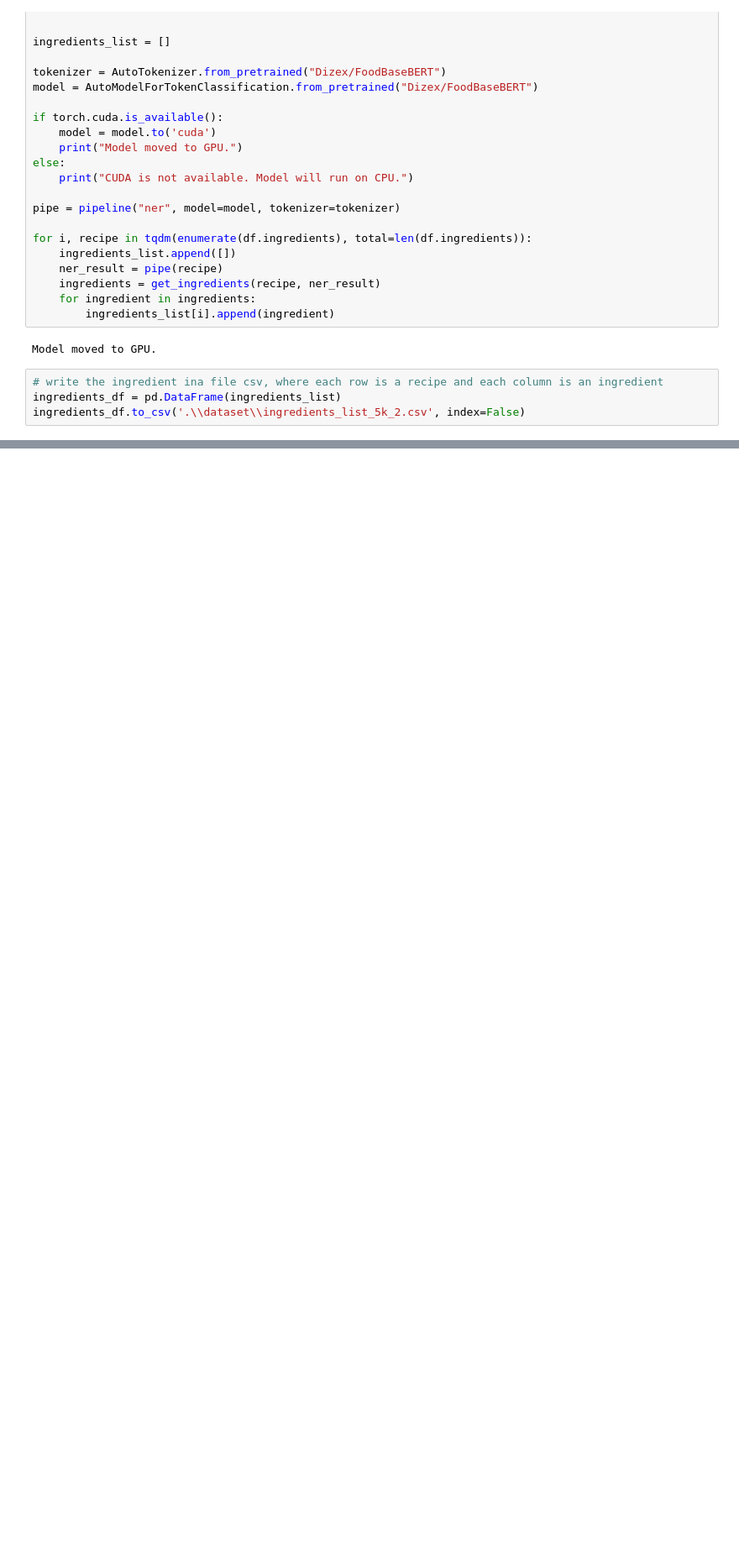
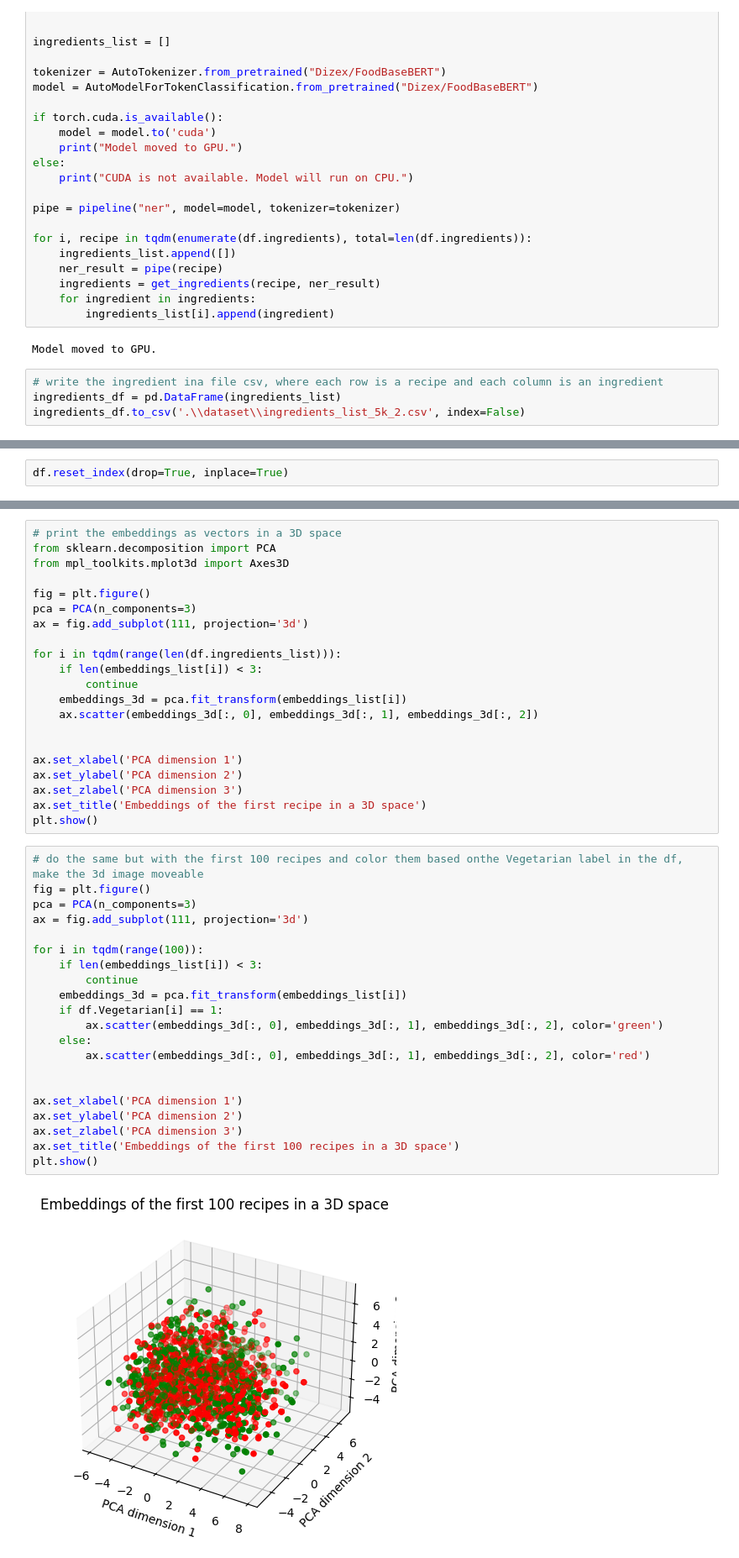
Before and after one commit to lavo2/HLT-Project, a Jupyter notebook: lavo.ipynb, the cells around one changed output, grey strips where cells are left out. Shown at 84% size. Drawn from its saved outputs; the diff is of its cells as text; blank space fills up the shorter version.

Commit message:
tryend some embedding with the 5k recipes

```diff
--- a/lavo.ipynb
+++ b/lavo.ipynb
@@ -154,0 +194,2 @@ ingredients_df.to_csv('.\\dataset\\ingredients_list_5k_2.csv', index=False)
+# %%
+df.reset_index(drop=True, inplace=True)
@@ -154,0 +223,44 @@ ingredients_df.to_csv('.\\dataset\\ingredients_list_5k_2.csv', index=False)
+# %%
+# print the embeddings as vectors in a 3D space
+from sklearn.decomposition import PCA
+from mpl_toolkits.mplot3d import Axes3D
+
+fig = plt.figure()
+pca = PCA(n_components=3)
+ax = fig.add_subplot(111, projection='3d')
+
+for i in tqdm(range(len(df.ingredients_list))):
+    if len(embeddings_list[i]) < 3:
+        continue
+    embeddings_3d = pca.fit_transform(embeddings_list[i])
+    ax.scatter(embeddings_3d[:, 0], embeddings_3d[:, 1], embeddings_3d[:, 2])
+
+
+ax.set_xlabel('PCA dimension 1')
+ax.set_ylabel('PCA dimension 2')
+ax.set_zlabel('PCA dimension 3')
+ax.set_title('Embeddings of the first recipe in a 3D space')
+plt.show()
+# %%
+# do the same but with the first 100 recipes and color them based onthe Vegetarian label in the df, make the 3d image moveable
+fig = plt.figure()
+pca = PCA(n_components=3)
+ax = fig.add_subplot(111, projection='3d')
+
+for i in tqdm(range(100)):
+    if len(embeddings_list[i]) < 3:
+        continue
+    embeddings_3d = pca.fit_transform(embeddings_list[i])
+    if df.Vegetarian[i] == 1:
+        ax.scatter(embeddings_3d[:, 0], embeddings_3d[:, 1], embeddings_3d[:, 2], color='green')
+    else:
+        ax.scatter(embeddings_3d[:, 0], embeddings_3d[:, 1], embeddings_3d[:, 2], color='red')
+
+
+ax.set_xlabel('PCA dimension 1')
+ax.set_ylabel('PCA dimension 2')
+ax.set_zlabel('PCA dimension 3')
+ax.set_title('Embeddings of the first 100 recipes in a 3D space')
+plt.show()
+# %% [output]
+[figure, added]
```
Also changed, not shown: parts of 12 cells of this notebook.
